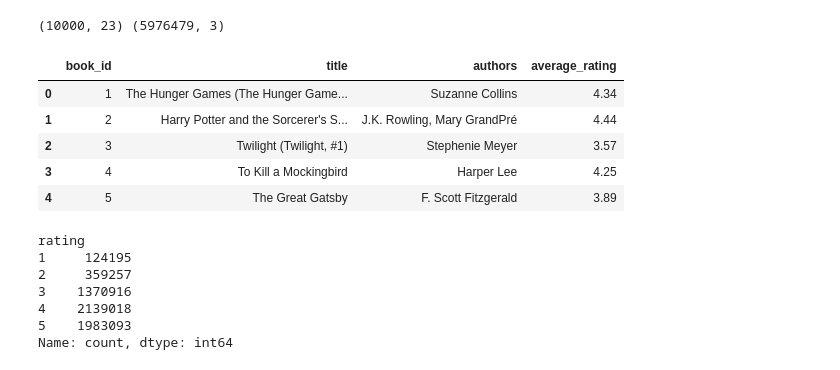
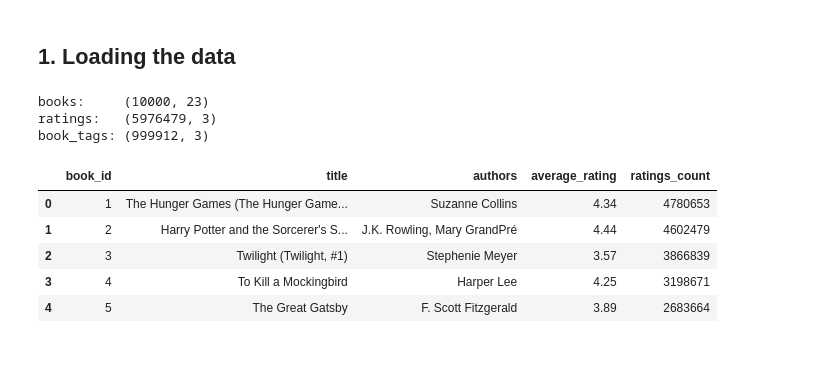
Before and after one commit to maayouch/book_recommender, a Jupyter notebook: notebooks/01_exploration.ipynb, the cells around one changed output. Cells and saved outputs as stored; diff of their text form; code cells hidden in the pictures.

```diff
--- a/notebooks/01_exploration.ipynb
+++ b/notebooks/01_exploration.ipynb
@@ -1,26 +33,22 @@
+# %% [markdown]
+## 1. Loading the data
 # %%
-import pandas as pd
+books = pd.read_csv(f"{DATA}/books.csv")
+ratings = pd.read_csv(f"{DATA}/ratings.csv")
+tags = pd.read_csv(f"{DATA}/tags.csv")
+book_tags = pd.read_csv(f"{DATA}/book_tags.csv")
 
-books = pd.read_csv("../data/books.csv")
-ratings = pd.read_csv("../data/ratings.csv")
-
-print(books.shape, ratings.shape)
-books[["book_id", "title", "authors", "average_rating"]].head()
+print("books:    ", books.shape)
+print("ratings:  ", ratings.shape)
+print("book_tags:", book_tags.shape)
+books[["book_id", "title", "authors", "average_rating", "ratings_count"]].head()
 # %% [output]
-(10000, 23) (5976479, 3)
+books:     (10000, 23)
+ratings:   (5976479, 3)
+book_tags: (999912, 3)
-|  | book_id | title | authors | average_rating |
-| 0 | 1 | The Hunger Games (The Hunger Game... | Suzanne Collins | 4.34 |
-| 1 | 2 | Harry Potter and the Sorcerer's S... | J.K. Rowling, Mary GrandPré | 4.44 |
-| 2 | 3 | Twilight (Twilight, #1) | Stephenie Meyer | 3.57 |
-| 3 | 4 | To Kill a Mockingbird | Harper Lee | 4.25 |
-| 4 | 5 | The Great Gatsby | F. Scott Fitzgerald | 3.89 |
+|  | book_id | title | authors | average_rating | ratings_count |
+| 0 | 1 | The Hunger Games (The Hunger Game... | Suzanne Collins | 4.34 | 4780653 |
+| 1 | 2 | Harry Potter and the Sorcerer's S... | J.K. Rowling, Mary GrandPré | 4.44 | 4602479 |
+| 2 | 3 | Twilight (Twilight, #1) | Stephenie Meyer | 3.57 | 3866839 |
+| 3 | 4 | To Kill a Mockingbird | Harper Lee | 4.25 | 3198671 |
+| 4 | 5 | The Great Gatsby | F. Scott Fitzgerald | 3.89 | 2683664 |
-# %%
-ratings["rating"].value_counts().sort_index()
-# %% [output]
-rating
-1     124195
-2     359257
-3    1370916
-4    2139018
-5    1983093
-Name: count, dtype: int64
```
Also changed, not shown: parts of 21 cells of this notebook, 5 other files.
